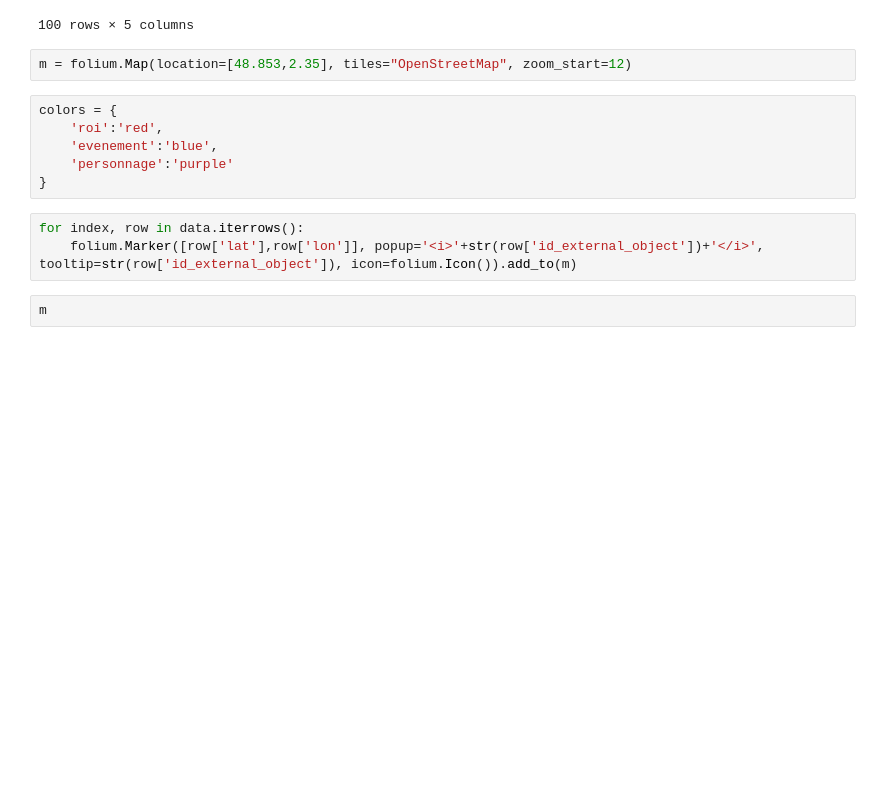
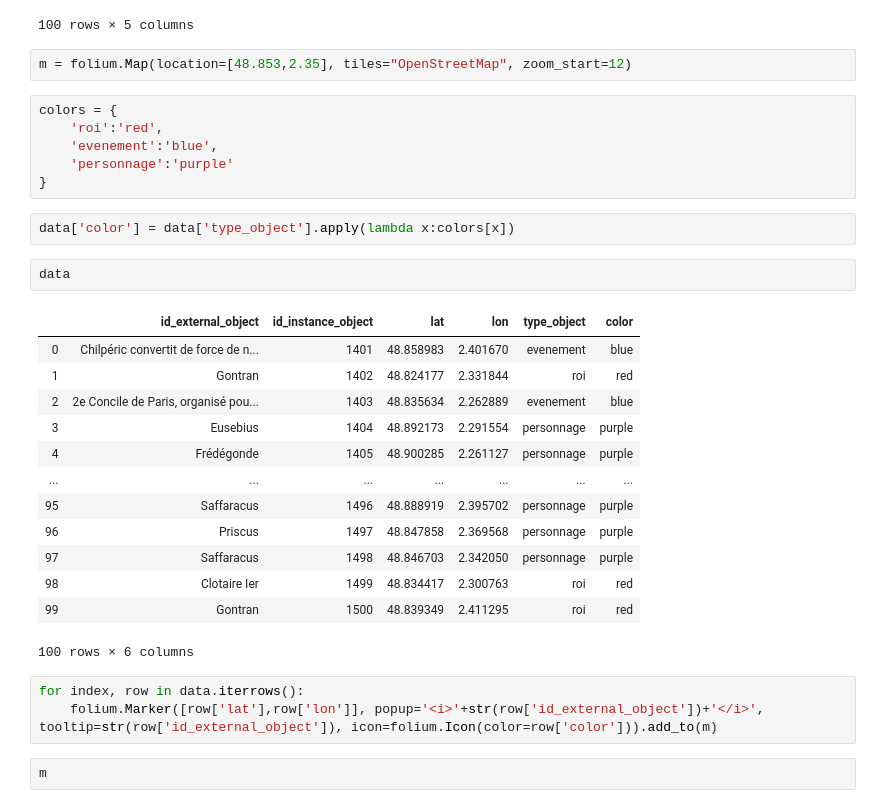
Before and after one commit to oursbrindille/points-interets-parisiens, a Jupyter notebook: notebooks/test-map.ipynb, the cells around one changed output. Cells and saved outputs as stored; diff of their text form; blank space fills up the shorter version.

```diff
--- a/notebooks/test-map.ipynb
+++ b/notebooks/test-map.ipynb
@@ -30,9 +30,27 @@ colors = {
     'evenement':'blue',
     'personnage':'purple'
 }
+# %%
+data['color'] = data['type_object'].apply(lambda x:colors[x])
+# %%
+data
+# %% [output]
+|  | id_external_object | id_instance_object | lat | lon | type_object | color |
+| 0 | Chilpéric convertit de force de n... | 1401 | 48.858983 | 2.401670 | evenement | blue |
+| 1 | Gontran | 1402 | 48.824177 | 2.331844 | roi | red |
+| 2 | 2e Concile de Paris, organisé pou... | 1403 | 48.835634 | 2.262889 | evenement | blue |
+| 3 | Eusebius | 1404 | 48.892173 | 2.291554 | personnage | purple |
+| 4 | Frédégonde | 1405 | 48.900285 | 2.261127 | personnage | purple |
+| ... | ... | ... | ... | ... | ... | ... |
+| 95 | Saffaracus | 1496 | 48.888919 | 2.395702 | personnage | purple |
+| 96 | Priscus | 1497 | 48.847858 | 2.369568 | personnage | purple |
+| 97 | Saffaracus | 1498 | 48.846703 | 2.342050 | personnage | purple |
+| 98 | Clotaire Ier | 1499 | 48.834417 | 2.300763 | roi | red |
+| 99 | Gontran | 1500 | 48.839349 | 2.411295 | roi | red |
+100 rows × 6 columns
 # %%
 for index, row in data.iterrows():
-    folium.Marker([row['lat'],row['lon']], popup='<i>'+str(row['id_external_object'])+'</i>', tooltip=str(row['id_external_object']), icon=folium.Icon()).add_to(m)
+    folium.Marker([row['lat'],row['lon']], popup='<i>'+str(row['id_external_object'])+'</i>', tooltip=str(row['id_external_object']), icon=folium.Icon(color=row['color'])).add_to(m)
 # %%
 m
 # %% [output]
```
Also changed, not shown: parts of 1 cell of this notebook, 12 other files.
